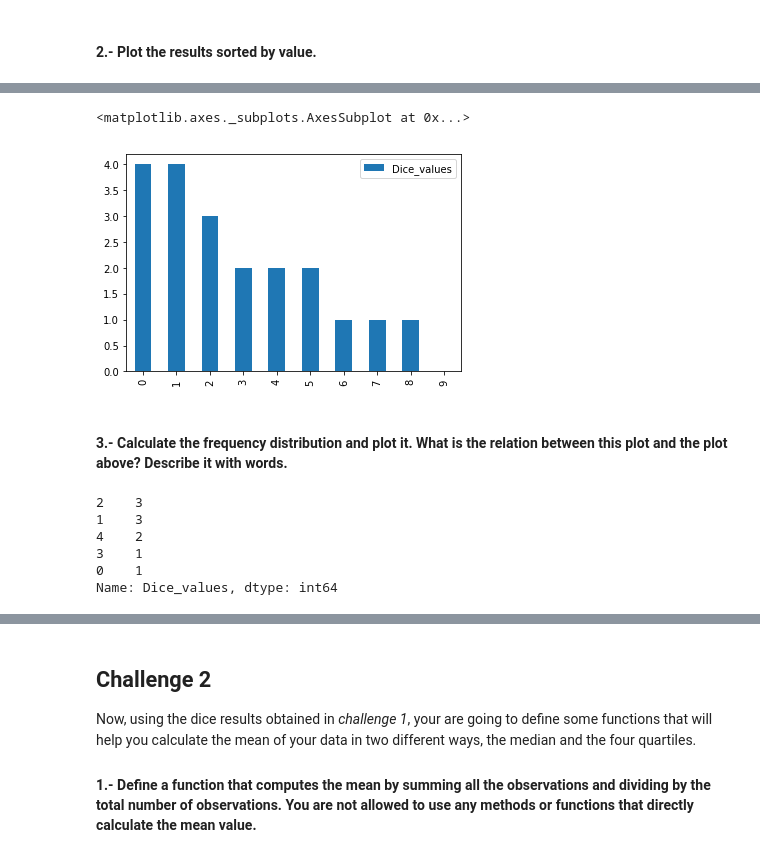
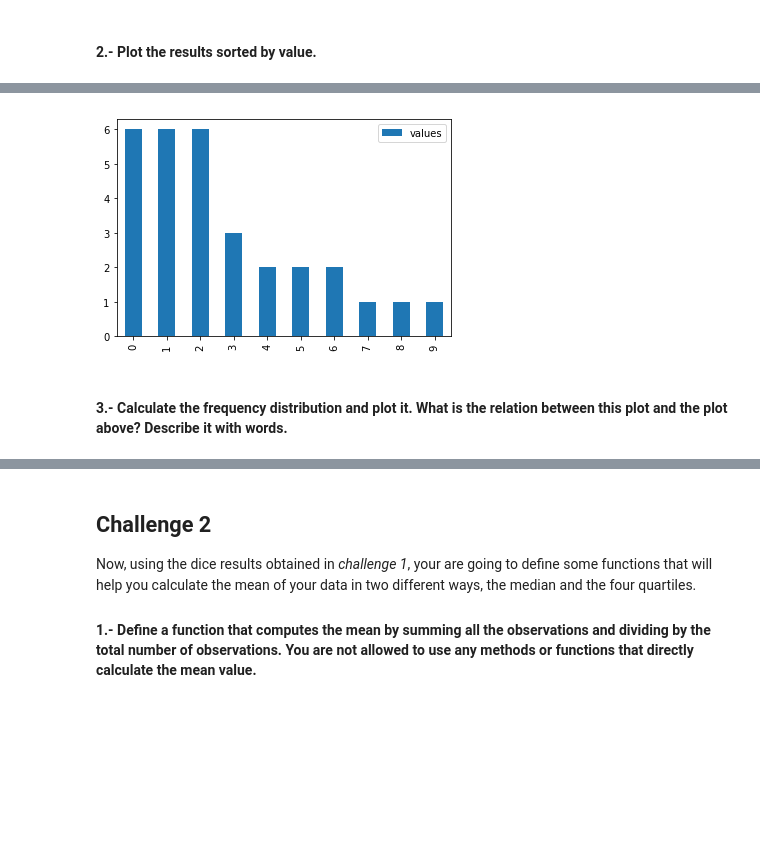
Before and after one commit to ta-data-bcn/descriptive-stats, a Jupyter notebook: your-code/main.ipynb, the cells around one changed output, grey strips where cells are left out. Cells and saved outputs as stored; diff of their text form; code cells hidden in the pictures; blank space fills up the shorter version.

```diff
--- a/your-code/main.ipynb
+++ b/your-code/main.ipynb
@@ -16,10 +17,10 @@ import matplotlib
 **Hint**: you can use the *choices* function from module *random* to help you with the simulation.
 # %%
 # your code here
-
-list_dice = [random.randint(0,6) for i in range(10)]
+random.seed(42)
+list_dice = [random.randint(1,6) for i in range(10)]
 
 
-info_dice = pd.DataFrame(list_dice, columns =['Dice_values'])
-info_dice
+dice = pd.DataFrame(list_dice, columns =['values'])
+dice
 # %% [output]
@@ -53,18 +40,10 @@ plot_dice
 # %%
-plot_dice = info_dice.sort_values('Dice_values', ascending = False).reset_index(drop=True)
+plot_dice = dice.sort_values('values', ascending = False).reset_index(drop=True)
 
 plot_dice.plot(kind='bar')
+
+plt.show()
 # %% [output]
-<matplotlib.axes._subplots.AxesSubplot at 0x...>
-[figure, old version]
+[figure, new version]
 # %% [markdown]
 #### 3.- Calculate the frequency distribution and plot it. What is the relation between this plot and the plot above? Describe it with words.
-# %%
-plot_dice.Dice_values.value_counts()
-# %% [output]
-2    3
-1    3
-4    2
-3    1
-0    1
-Name: Dice_values, dtype: int64
```
Also changed, not shown: parts of 75 cells of this notebook.
